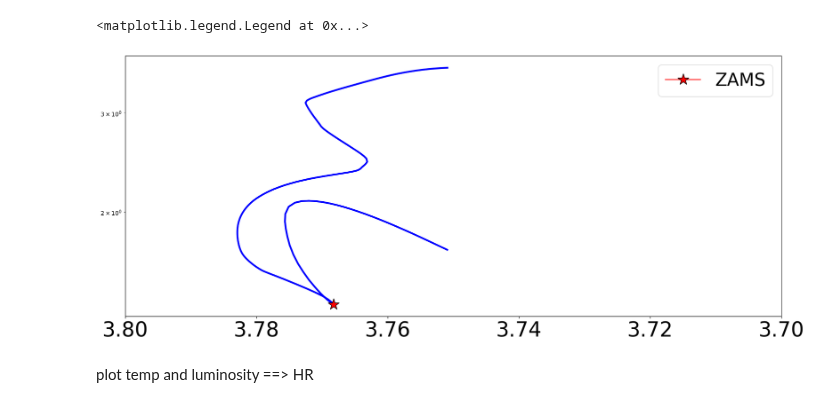
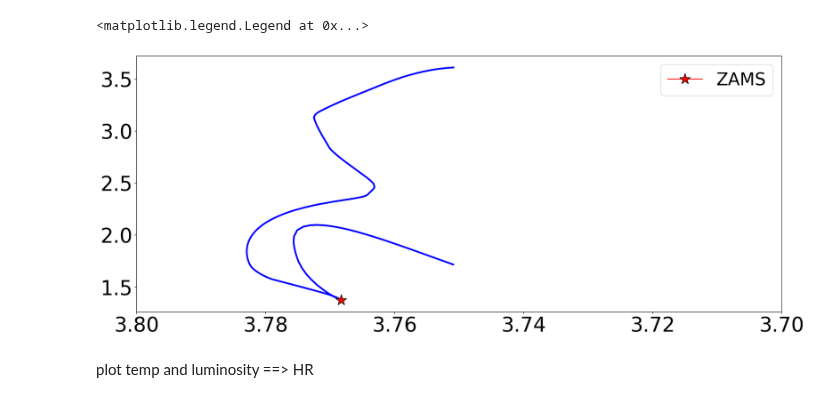
Before and after one commit to SilencePhyxion/KOI6194, a Jupyter notebook: code/stars.ipynb, the cells around one changed output. Cells and saved outputs as stored; diff of their text form; code cells hidden in the pictures.

```diff
--- a/code/stars.ipynb
+++ b/code/stars.ipynb
@@ -26,36 +26,36 @@ logg_index = (track['logg'][index:]).reset_index(drop=True)
 # MS_period_mask = (period_index >=20) & (period_index <= 30)
 
 # Prot_new = np.array(period_index[RG_period_mask])
 # Prot_MS = np.array(period_index[MS_period_mask])
 # logg_new = np.array(logg_index[RG_period_mask])
 # logg_MS = np.array(logg_index[MS_period_mask])
 # ZAMS_idx = 19
 log_temp_mask = (track['Log Teff(K)'] <3.8) & (track['Log Teff(K)']>3.75)
 # print(track['Prot(days)'][np.argmax(track['logg'])])
 # plt.semilogx(period_index,logg_index,'b',lw=3)
 zams = np.argmin(track['L/Lsun'][log_temp_mask])
-plt.semilogy(track['Log Teff(K)'][log_temp_mask],track['L/Lsun'][log_temp_mask],'b',lw=3)
-plt.semilogy(track['Log Teff(K)'][log_temp_mask].iloc[zams],track['L/Lsun'][log_temp_mask].iloc[zams],
+plt.plot(track['Log Teff(K)'][log_temp_mask],track['L/Lsun'][log_temp_mask],'b',lw=3)
+plt.plot(track['Log Teff(K)'][log_temp_mask].iloc[zams],track['L/Lsun'][log_temp_mask].iloc[zams],
              'r',marker='*',markeredgecolor='k',markersize=20, label='ZAMS')
 # print(np.argmin(track['L/Lsun'][log_temp_mask]))
 # plt.semilogx(Prot_new,logg_new,'r',lw=3, label='Red Giant Branch')
 # plt.semilogx(Prot_MS,logg_MS,'m',lw=3, label='Main Sequence Branch')
 # plt.semilogx(Prot_MS[ZAMS_idx],logg_MS[ZAMS_idx],'orange', marker = '*', markeredgecolor='k',markersize=15, label='ZAMS')
 # plt.axhline(3.0273,c='k', linestyle=":",linewidth=3.0)
 # plt.axvline(826.047, c = 'k', linestyle=":",linewidth=3.0)
 # plt.text(250,3.0,'826.047 d',fontsize=35)
 
 # plt.ylim(4.5,2.5)
 plt.xlim(3.8,3.7)
 plt.tick_params(axis='both', which='major', labelsize=35)
 # plt.xlabel(r'$\log(\text{Rotation Period/days})$',fontsize=35)
 # plt.ylabel(r'logg (dex)',fontsize=35)
 plt.legend(loc='upper right', fontsize=30)
 # plt.savefig('Rot_period.png', dpi=100, facecolor='w', bbox_inches='tight')
 # plt.close()
 # %% [output]
 <matplotlib.legend.Legend at 0x...>
-[figure, old version]
+[figure, new version]
 # %% [markdown]
 plot temp and luminosity ==> HR
 # %%
```
